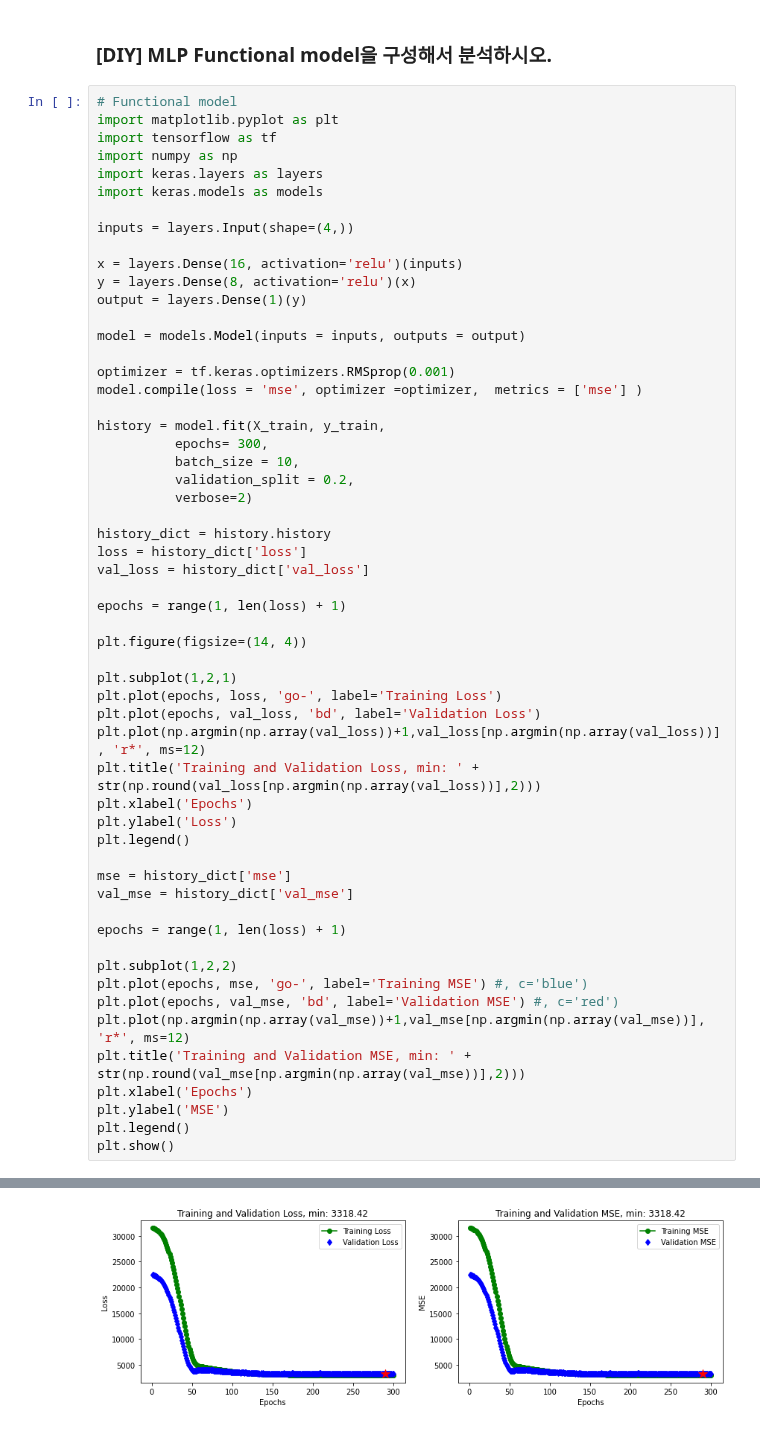
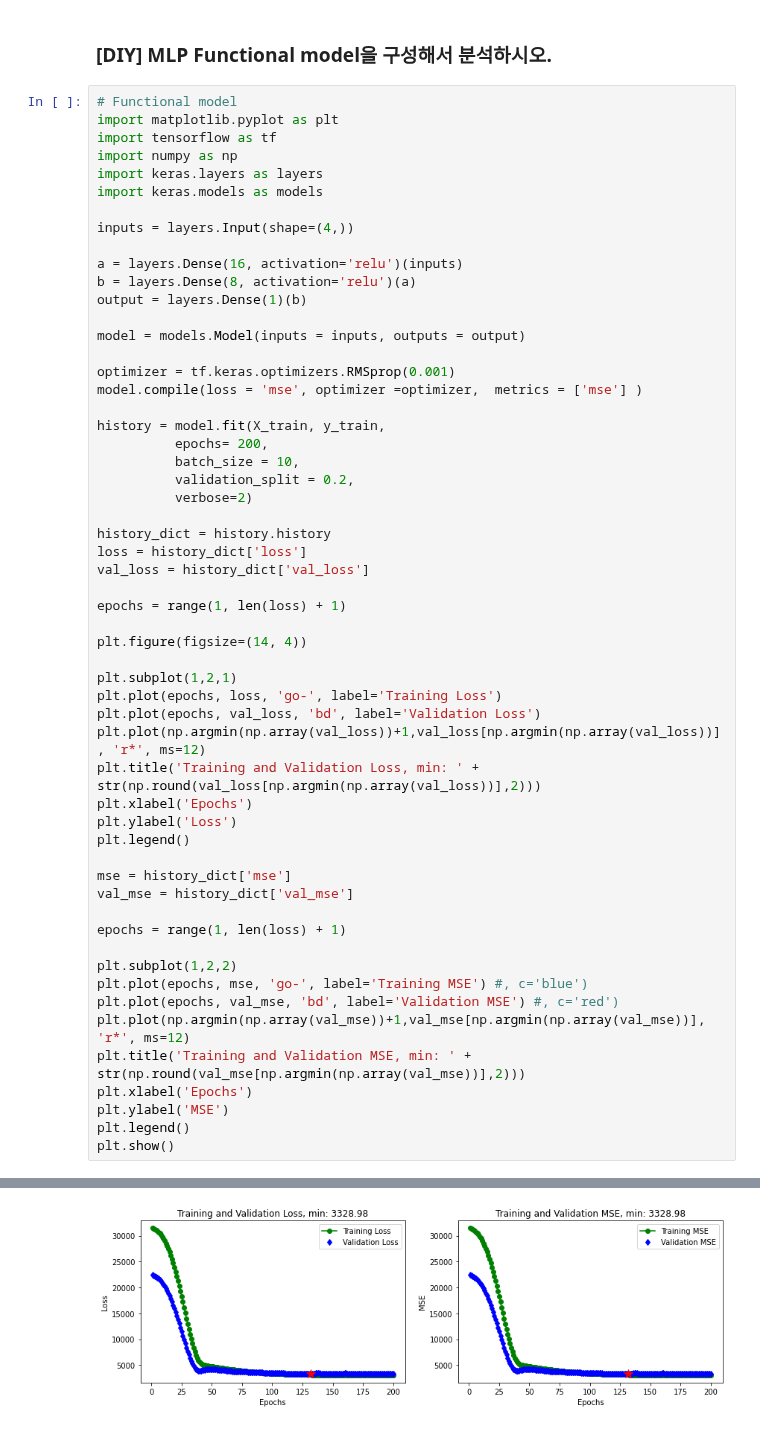
Before and after one commit to pdm17/pdm17, a Jupyter notebook: project/pdm_prj01_mid_MLP.ipynb, the cells around one changed output, grey strips where cells are left out. Drawn from its saved outputs; the diff is of its cells as text.

```diff
--- a/project/pdm_prj01_mid_MLP.ipynb
+++ b/project/pdm_prj01_mid_MLP.ipynb
@@ -260,9 +321,9 @@ import keras.models as models
 
 inputs = layers.Input(shape=(4,))
 
-x = layers.Dense(16, activation='relu')(inputs)
-y = layers.Dense(8, activation='relu')(x)
-output = layers.Dense(1)(y)
+a = layers.Dense(16, activation='relu')(inputs)
+b = layers.Dense(8, activation='relu')(a)
+output = layers.Dense(1)(b)
 
 model = models.Model(inputs = inputs, outputs = output)
 
@@ -270,7 +331,7 @@ optimizer = tf.keras.optimizers.RMSprop(0.001)
 model.compile(loss = 'mse', optimizer =optimizer,  metrics = ['mse'] )
 
 history = model.fit(X_train, y_train,
-          epochs= 300,
+          epochs= 200,
           batch_size = 10,
           validation_split = 0.2,
           verbose=2)
@@ -327,4 +388,4 @@ Epoch 300/300
-[figure, old version]
+[figure, new version]
 # %%
 loss, mse = model.evaluate(X_test, y_test, verbose=2, batch_size=10)
 
```
Also changed, not shown: parts of 9 cells of this notebook.
